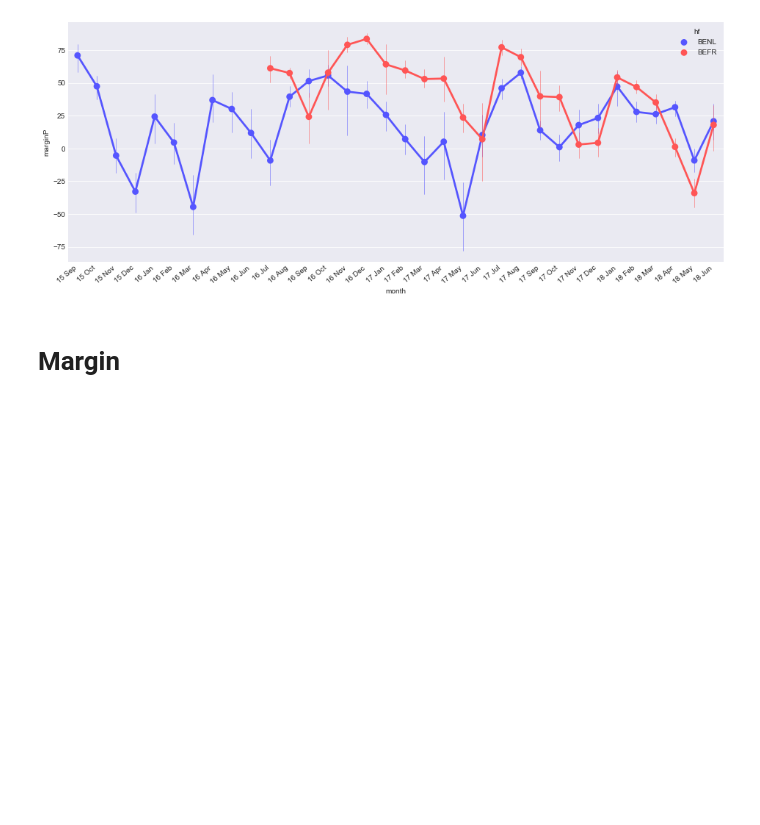
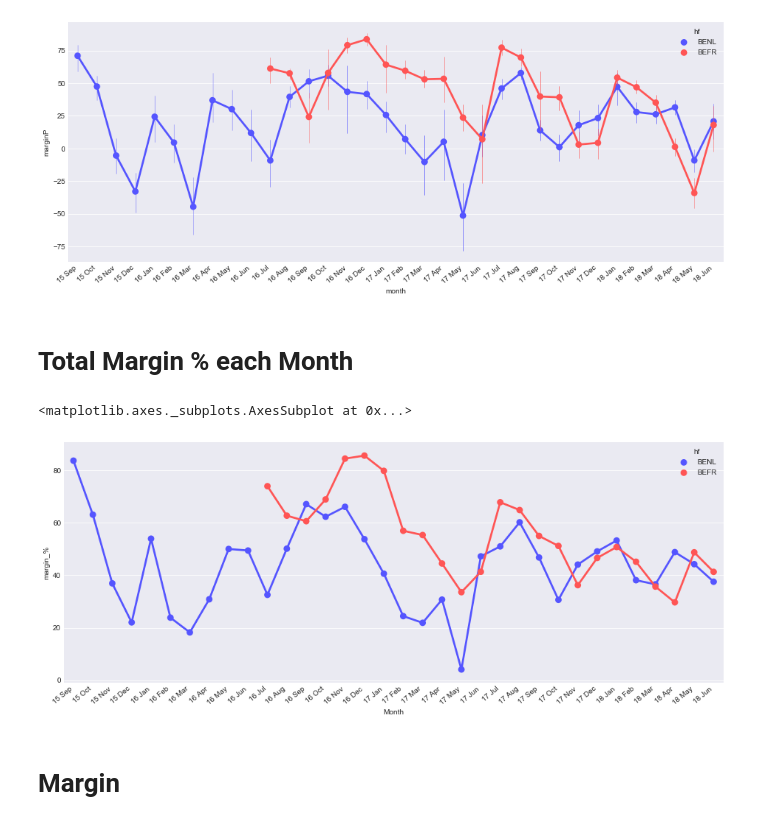
Before and after one commit to dirtyjackeen/GIT, a Jupyter notebook: HelloFresh BENL vs BEFR.ipynb, the cells around one changed output. Saved outputs shown, nothing was run; the diff lists cells and outputs as text; code cells hidden in the pictures; blank space fills up the shorter version.

```diff
--- a/HelloFresh BENL vs BEFR.ipynb
+++ b/HelloFresh BENL vs BEFR.ipynb
@@ -28,6 +28,8 @@ df1["hf"]="BENL"
 df1_total=df1.groupby(by=['month']).sum()
 df1_total["Month"]=df1_total.index
 df1_total["hf"]="BENL"
+df1_total["margin_%"]=(df1_total["margin"]/df1_total["revenue"])*100
+df1_total["margin_%"]=df1_total["margin_%"].round(2)
 
 
 df2=pd.read_pickle("BEFR.pkl")
@@ -35,6 +37,8 @@ df2["hf"]="BEFR"
 df2_total=df2.groupby(by=['month']).sum()
 df2_total["Month"]=df2_total.index
 df2_total["hf"]="BEFR"
+df2_total["margin_%"]=(df2_total["margin"]/df2_total["revenue"])*100
+df2_total["margin_%"]=df2_total["margin_%"].round(2)
 
 
 df = pd.concat([df1,df2], ignore_index=True)
@@ -54,6 +58,16 @@ ha
 # %% [output]
 <matplotlib.axes._subplots.AxesSubplot at 0x...>
 [figure]
+# %% [markdown]
+# Total Margin % each Month
+# %%
+plt.pyplot.figure(figsize=(16,6))
+ha=sns.pointplot(x="Month", y="margin_%", hue="hf", palette="seismic", errwidth=.5, data=df_total, order=order)
+ha.set_xticklabels(ha.get_xticklabels(), rotation=40, ha="right")
+ha
+# %% [output]
+<matplotlib.axes._subplots.AxesSubplot at 0x...>
+[figure, added]
 # %% [markdown]
 # Margin
 # %% [markdown]
```
Also changed, not shown: parts of 3 cells of this notebook, 2 other files.
